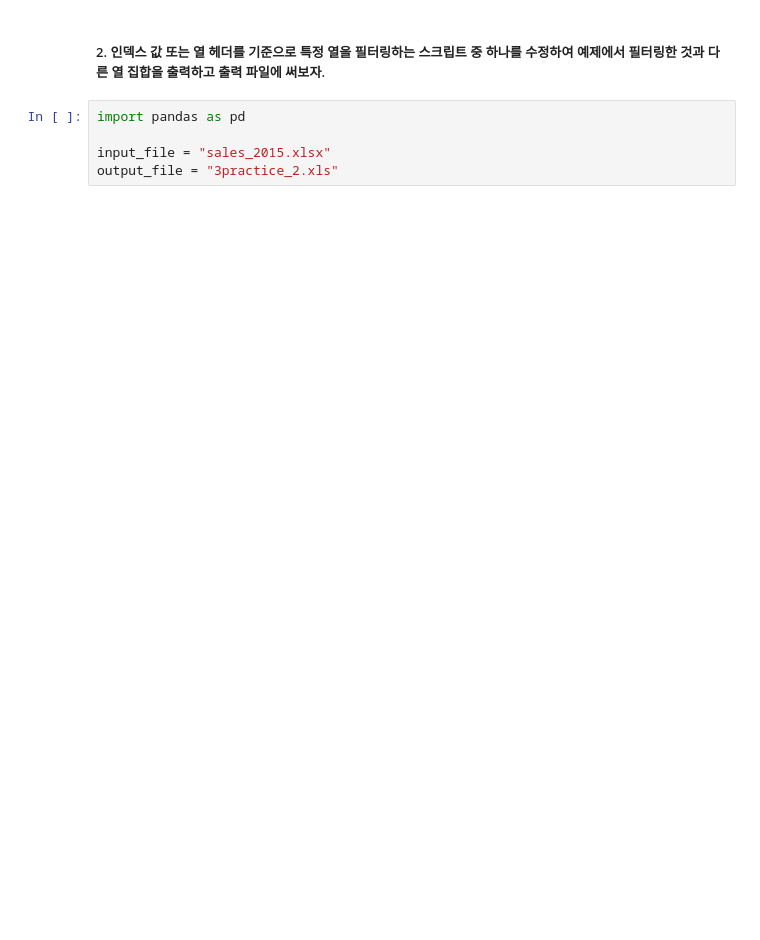
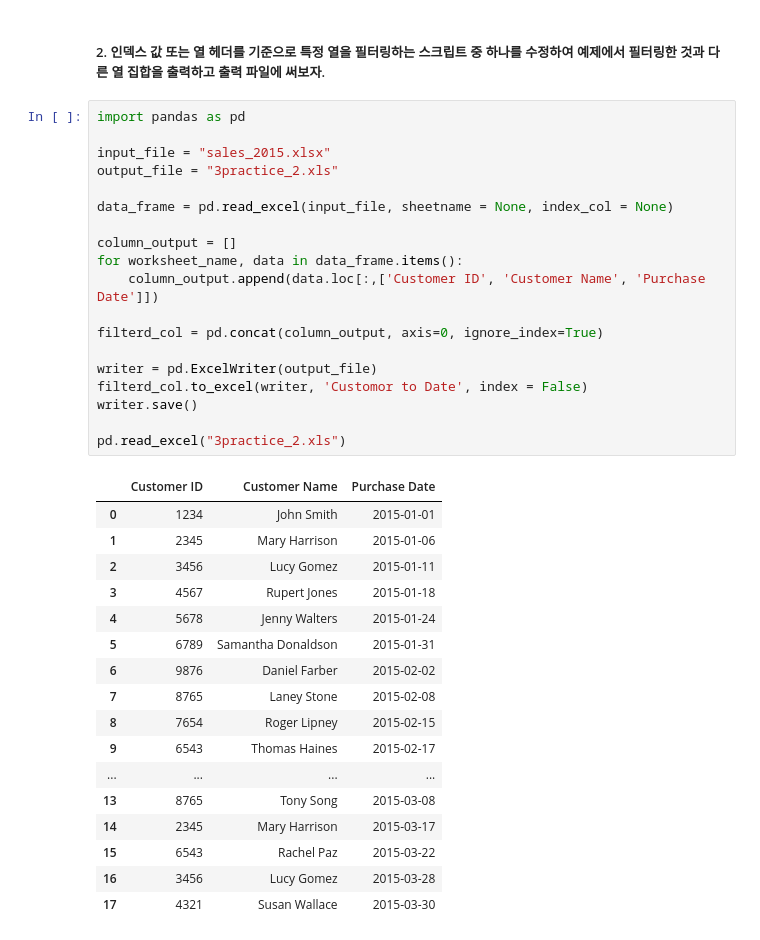
Before and after one commit to no-use-rami/analytics-with-python, a Jupyter notebook: 3장/3.4~3.6.ipynb, the cells around one changed output. Cells and saved outputs as stored; diff of their text form; blank space fills up the shorter version.

```diff
--- a/3장/3.4~3.6.ipynb
+++ b/3장/3.4~3.6.ipynb
@@ -493,7 +483,39 @@ Index: [],    Customer ID   Customer Name Invoice Number  Sale Amount Purchase D
 # %% [markdown]
 ##### 2. 인덱스 값 또는 열 헤더를 기준으로 특정 열을 필터링하는 스크립트 중 하나를 수정하여 예제에서 필터링한 것과 다른 열 집합을 출력하고 출력 파일에 써보자.
-# %%
-import pandas as pd
-
-input_file = "sales_2015.xlsx"
-output_file = "3practice_2.xls"
+# %%
+import pandas as pd
+
+input_file = "sales_2015.xlsx"
+output_file = "3practice_2.xls"
+
+data_frame = pd.read_excel(input_file, sheetname = None, index_col = None)
+
+column_output = []
+for worksheet_name, data in data_frame.items():
+    column_output.append(data.loc[:,['Customer ID', 'Customer Name', 'Purchase Date']])
+
+filterd_col = pd.concat(column_output, axis=0, ignore_index=True)
+
+writer = pd.ExcelWriter(output_file)
+filterd_col.to_excel(writer, 'Customor to Date', index = False)
+writer.save()
+
+pd.read_excel("3practice_2.xls")
+# %% [output]
+|  | Customer ID | Customer Name | Purchase Date |
+| 0 | 1234 | John Smith | 2015-01-01 |
+| 1 | 2345 | Mary Harrison | 2015-01-06 |
+| 2 | 3456 | Lucy Gomez | 2015-01-11 |
+| 3 | 4567 | Rupert Jones | 2015-01-18 |
+| 4 | 5678 | Jenny Walters | 2015-01-24 |
+| 5 | 6789 | Samantha Donaldson | 2015-01-31 |
+| 6 | 9876 | Daniel Farber | 2015-02-02 |
+| 7 | 8765 | Laney Stone | 2015-02-08 |
+| 8 | 7654 | Roger Lipney | 2015-02-15 |
+| 9 | 6543 | Thomas Haines | 2015-02-17 |
+| ... | ... | ... | ... |
+| 13 | 8765 | Tony Song | 2015-03-08 |
+| 14 | 2345 | Mary Harrison | 2015-03-17 |
+| 15 | 6543 | Rachel Paz | 2015-03-22 |
+| 16 | 3456 | Lucy Gomez | 2015-03-28 |
+| 17 | 4321 | Susan Wallace | 2015-03-30 |
```
Also changed, not shown: parts of 4 cells of this notebook.
